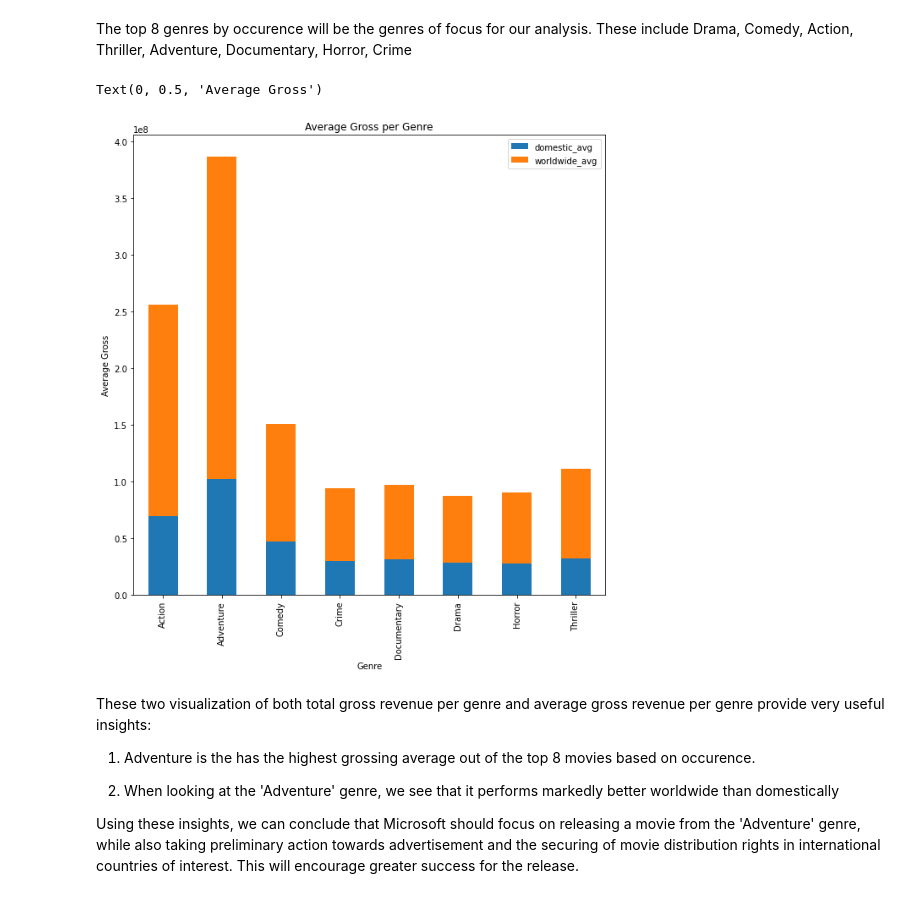
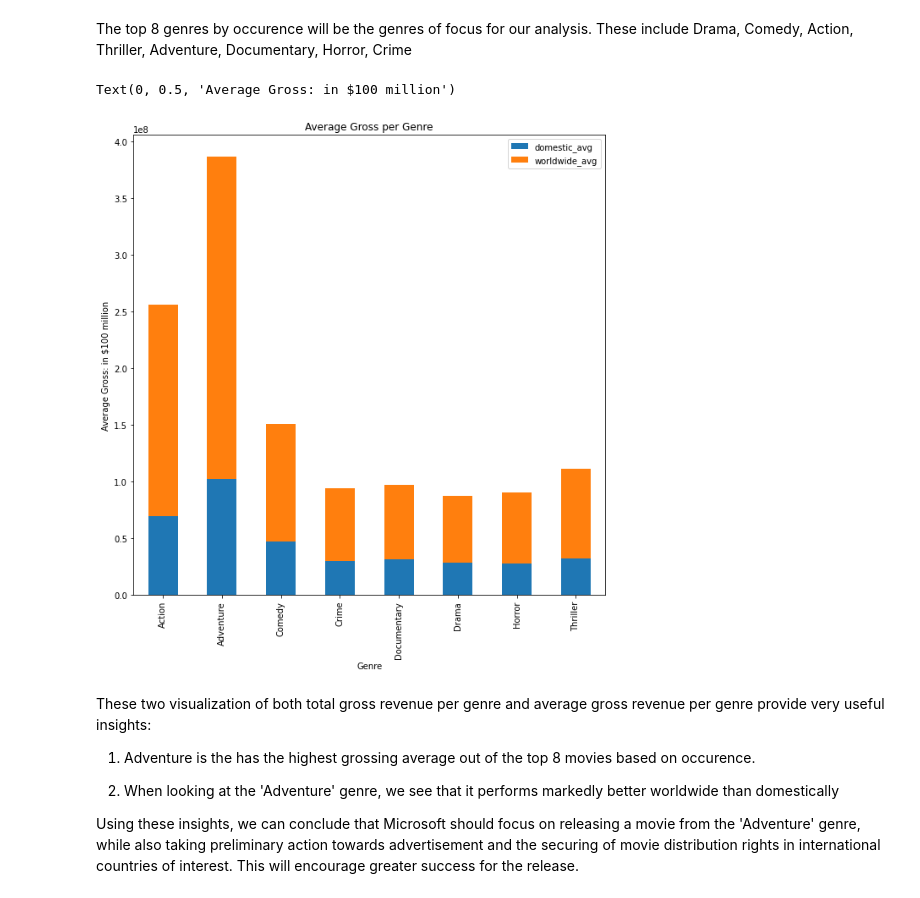
Before and after one commit to CamLadd/Movie_Analysis_Project, a Jupyter notebook: Cam_work_FINAL.ipynb, the cells around one changed output. Saved outputs shown, nothing was run; the diff lists cells and outputs as text; code cells hidden in the pictures.

```diff
--- a/Cam_work_FINAL.ipynb
+++ b/Cam_work_FINAL.ipynb
@@ -295,12 +295,12 @@ final_gross_avg.drop(['domestic_gross', 'worldwide_gross', 'total_gross', 'count
 # %%
 # Plot data
 final_gross_avg.plot(kind='bar', stacked=True, figsize=(10,10))
 plt.title('Average Gross per Genre')
 plt.xlabel('Genre')
-plt.ylabel('Average Gross')
+plt.ylabel('Average Gross(in $100 million)')
 # %% [output]
-Text(0, 0.5, 'Average Gross')
+Text(0, 0.5, 'Average Gross: in $100 million')
-[figure, old version]
+[figure, new version]
 # %% [markdown]
 These two visualization of both total gross revenue per genre and average gross revenue per genre provide very useful insights:
 
```
Also changed, not shown: parts of 2 cells of this notebook.
